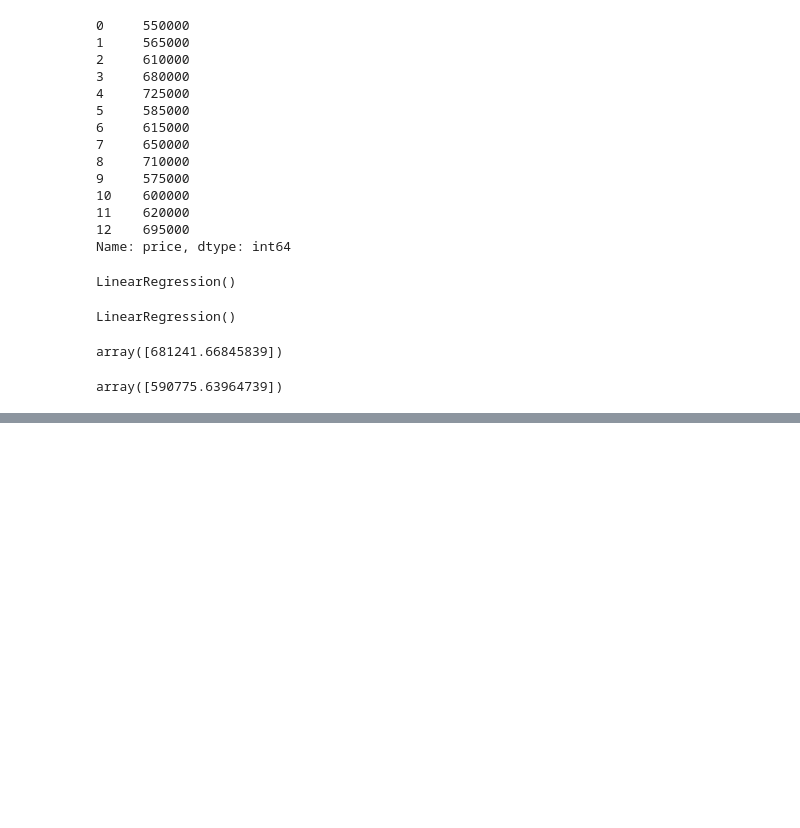
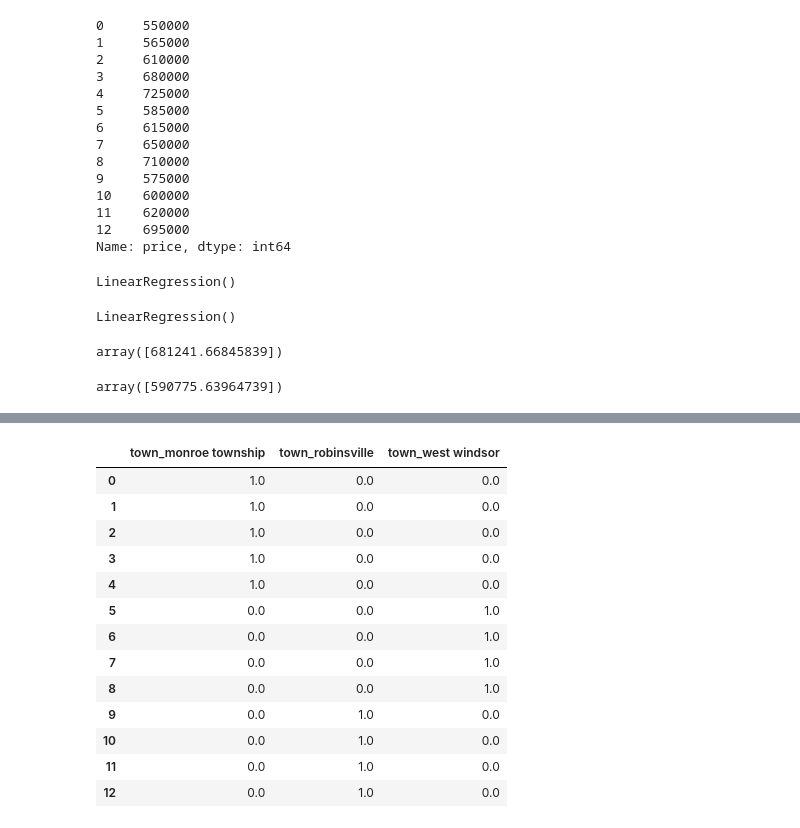
Before and after one commit to ahmedcurious/Data-Science-Work, a Jupyter notebook: Machine_Learning/05_Dummy_Variables_One_Hot_Encoding/file.ipynb, the cells around one changed output, grey strips where cells are left out. Drawn from its saved outputs; the diff is of its cells as text; code cells hidden in the pictures; blank space fills up the shorter version.

```diff
--- a/Machine_Learning/05_Dummy_Variables_One_Hot_Encoding/file.ipynb
+++ b/Machine_Learning/05_Dummy_Variables_One_Hot_Encoding/file.ipynb
@@ -179,0 +212,17 @@ array([590775.63964739])
+# %%
+ohe_transform
+# %% [output]
+|  | town_monroe township | town_robinsville | town_west windsor |
+| 0 | 1.0 | 0.0 | 0.0 |
+| 1 | 1.0 | 0.0 | 0.0 |
+| 2 | 1.0 | 0.0 | 0.0 |
+| 3 | 1.0 | 0.0 | 0.0 |
+| 4 | 1.0 | 0.0 | 0.0 |
+| 5 | 0.0 | 0.0 | 1.0 |
+| 6 | 0.0 | 0.0 | 1.0 |
+| 7 | 0.0 | 0.0 | 1.0 |
+| 8 | 0.0 | 0.0 | 1.0 |
+| 9 | 0.0 | 1.0 | 0.0 |
+| 10 | 0.0 | 1.0 | 0.0 |
+| 11 | 0.0 | 1.0 | 0.0 |
+| 12 | 0.0 | 1.0 | 0.0 |
```
Also changed, not shown: parts of 17 cells of this notebook, 5 other files.
